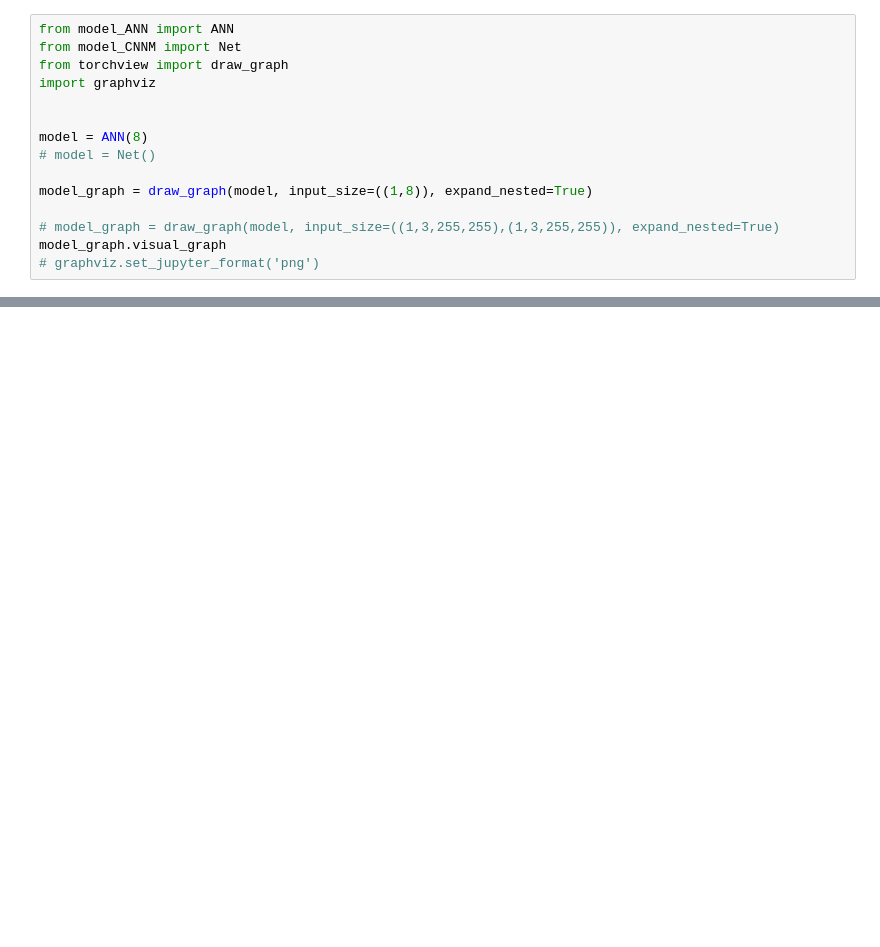
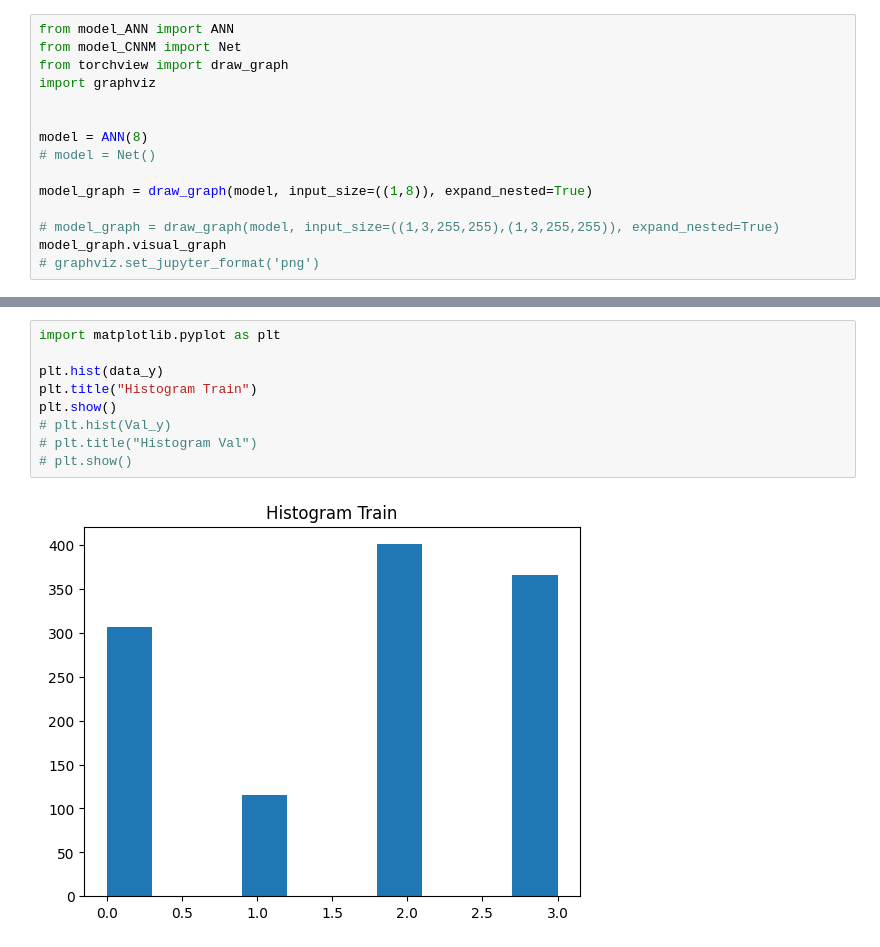
Before and after one commit to infinity-linh/Bot_Inf, a Jupyter notebook: scripts/create_image.ipynb, the cells around one changed output, grey strips where cells are left out. Saved outputs shown, nothing was run; the diff lists cells and outputs as text; blank space fills up the shorter version.

```diff
--- a/scripts/create_image.ipynb
+++ b/scripts/create_image.ipynb
@@ -641,0 +786,11 @@ model_graph.visual_graph
+# %%
+import matplotlib.pyplot as plt
+
+plt.hist(data_y)
+plt.title("Histogram Train")
+plt.show()
+# plt.hist(Val_y)
+# plt.title("Histogram Val")
+# plt.show()
+# %% [output]
+[figure, added]
```
Also changed, not shown: parts of 17 cells of this notebook, 9 other files.
